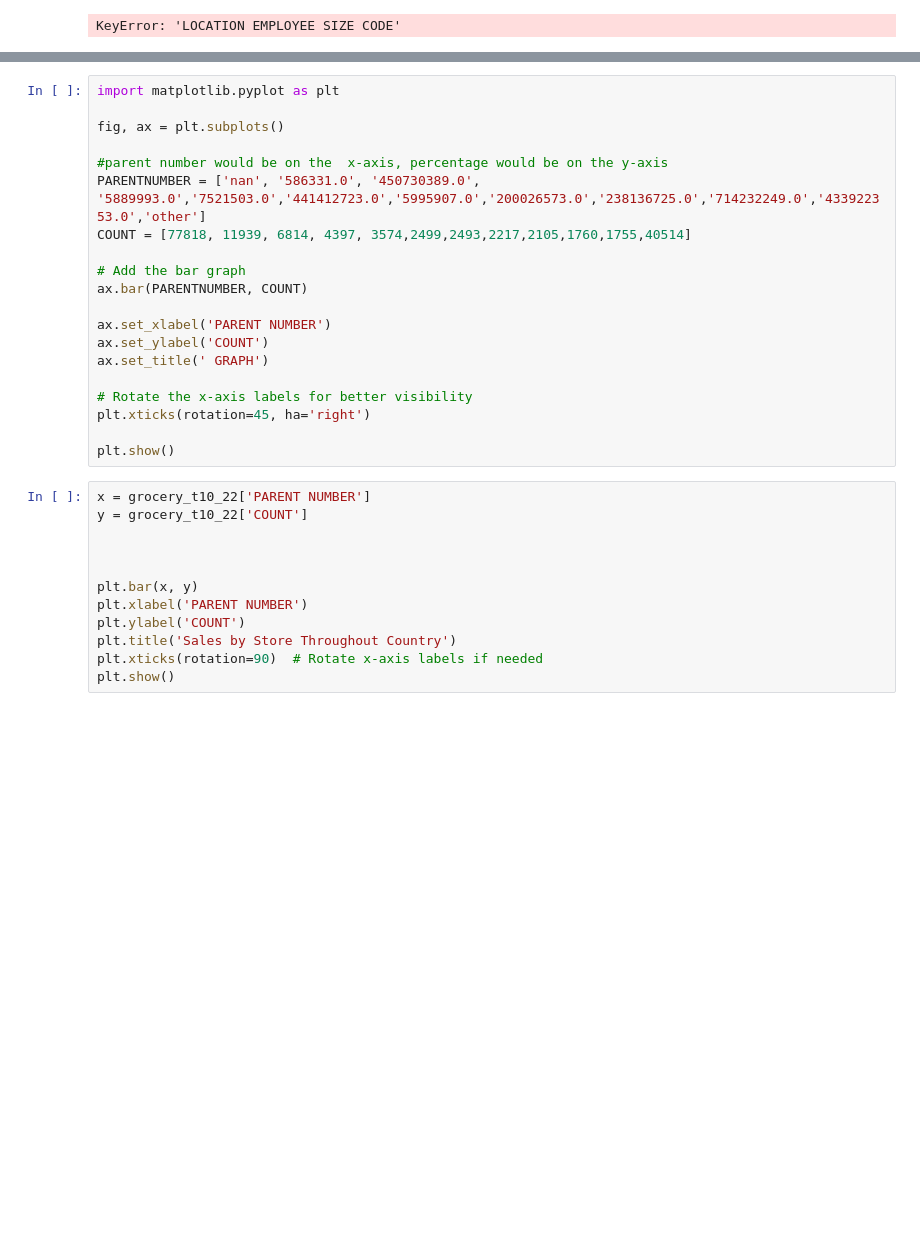
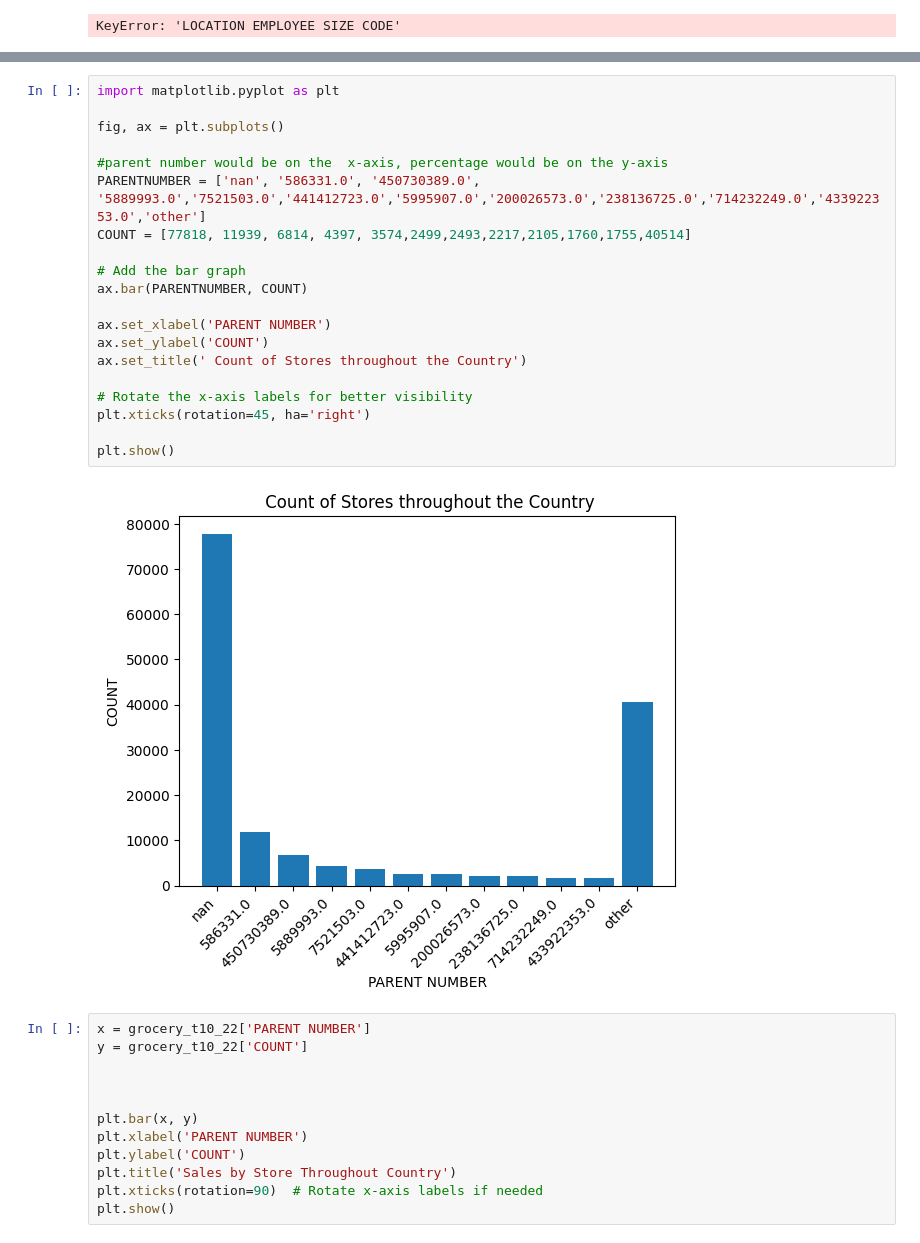
Before and after one commit to uchicago-dsi/rafi-grocery, a Jupyter notebook: Day4.ipynb, the cells around one changed output, grey strips where cells are left out. Cells and saved outputs as stored; diff of their text form; blank space fills up the shorter version.

Commit message:
grocery store stuff

```diff
--- a/Day4.ipynb
+++ b/Day4.ipynb
@@ -133,23 +135,25 @@ plt.show()
 # %%
 import matplotlib.pyplot as plt
 
 fig, ax = plt.subplots()
 
 #parent number would be on the  x-axis, percentage would be on the y-axis
 PARENTNUMBER = ['nan', '586331.0', '450730389.0', '5889993.0','7521503.0','441412723.0','5995907.0','200026573.0','238136725.0','714232249.0','433922353.0','other']
 COUNT = [77818, 11939, 6814, 4397, 3574,2499,2493,2217,2105,1760,1755,40514]
 
 # Add the bar graph
 ax.bar(PARENTNUMBER, COUNT)
 
 ax.set_xlabel('PARENT NUMBER')
 ax.set_ylabel('COUNT')
-ax.set_title(' GRAPH')
+ax.set_title(' Count of Stores throughout the Country')
 
 # Rotate the x-axis labels for better visibility
 plt.xticks(rotation=45, ha='right')
 
 plt.show()
+# %% [output]
+[figure, added]
 # %%
 x = grocery_t10_22['PARENT NUMBER']
 y = grocery_t10_22['COUNT']
```
Also changed, not shown: parts of 12 cells of this notebook.
